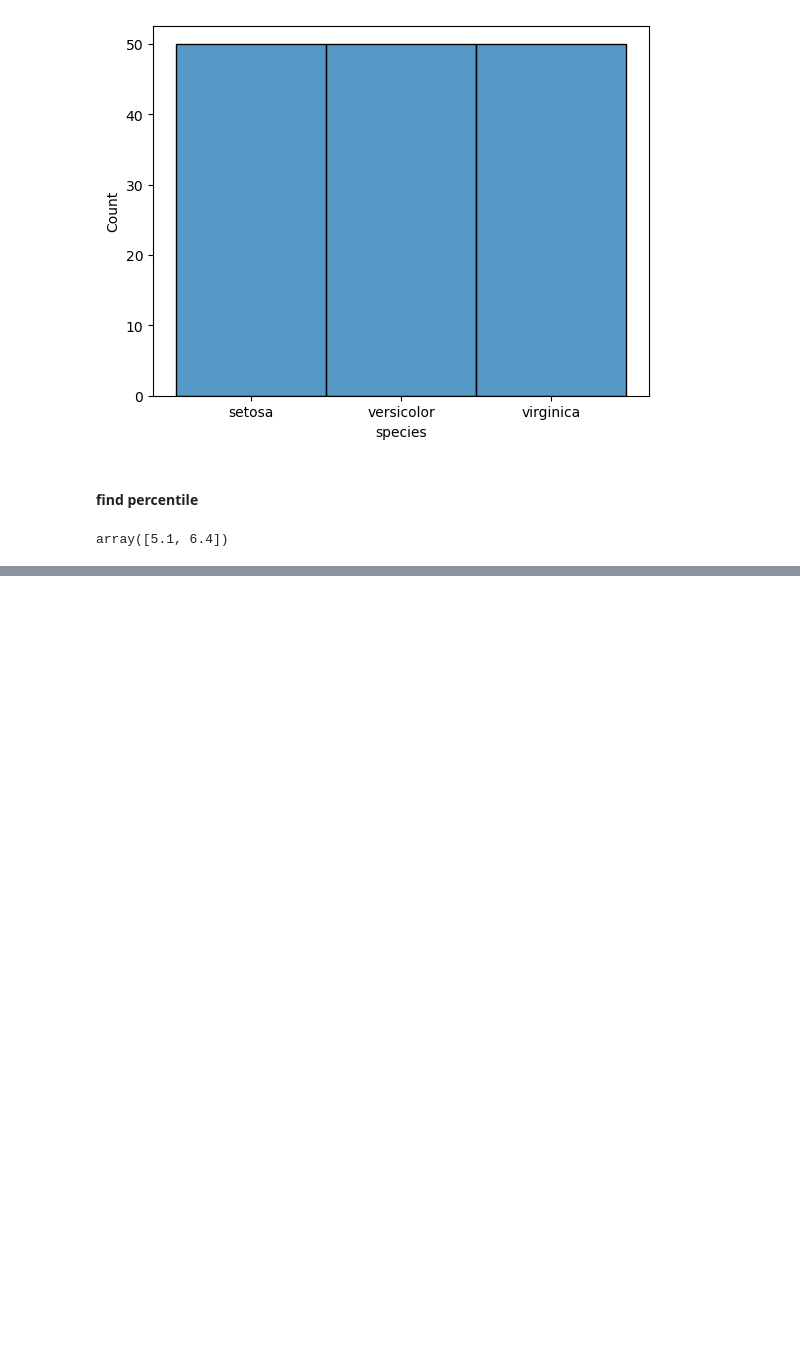
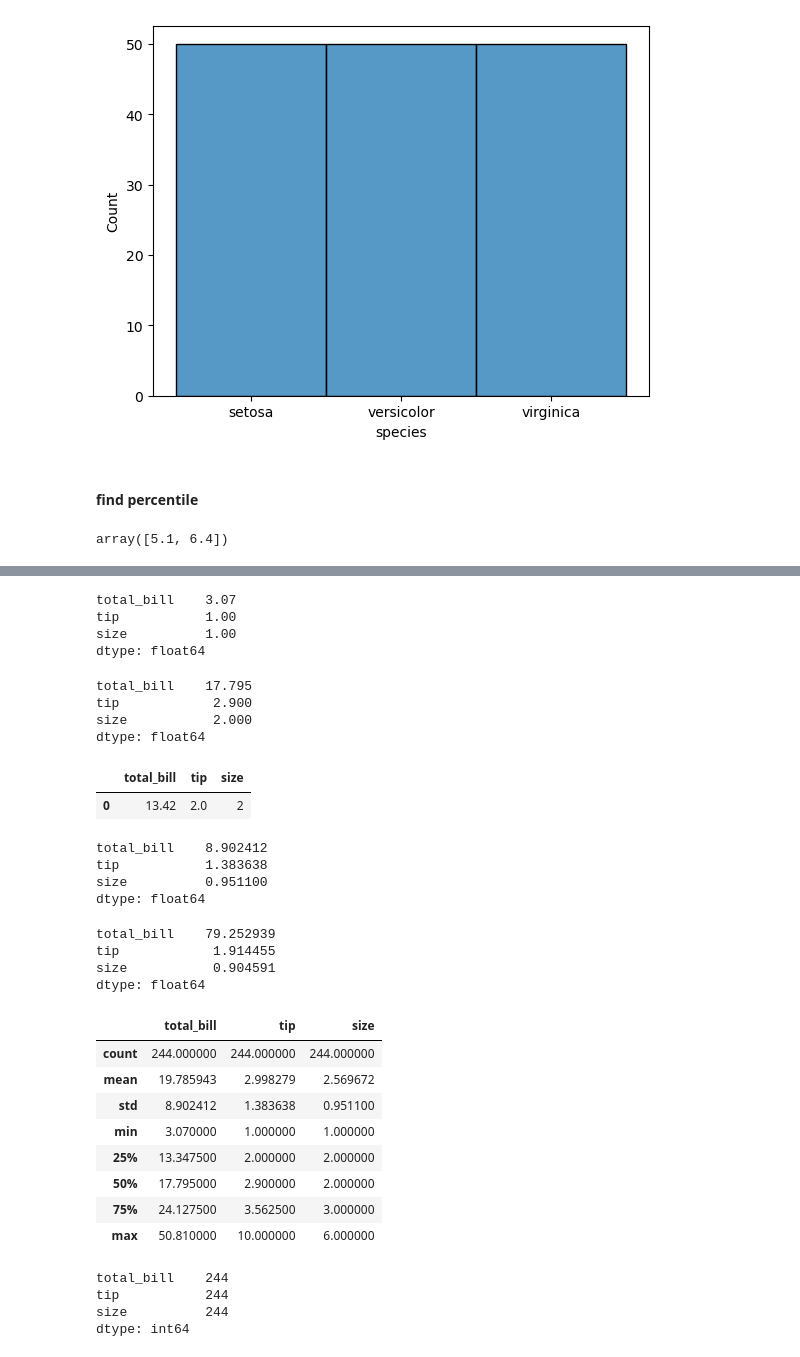
Before and after one commit to Sharafunneesa-pp/python_statistic, a Jupyter notebook: statistic_basic1.ipynb, the cells around one changed output, grey strips where cells are left out. Cells and saved outputs as stored; diff of their text form; code cells hidden in the pictures; blank space fills up the shorter version.

```diff
--- a/statistic_basic1.ipynb
+++ b/statistic_basic1.ipynb
@@ -80,0 +135,52 @@ array([5.1, 6.4])
+# %%
+df[['total_bill','tip','size']].min()
+# %% [output]
+total_bill    3.07
+tip           1.00
+size          1.00
+dtype: float64
+# %%
+df[['total_bill','tip','size']].median()
+# %% [output]
+total_bill    17.795
+tip            2.900
+size           2.000
+dtype: float64
+# %%
+df[['total_bill','tip','size']].mode()
+# %% [output]
+|  | total_bill | tip | size |
+| 0 | 13.42 | 2.0 | 2 |
+# %%
+df[['total_bill','tip','size']].std()
+# %% [output]
+total_bill    8.902412
+tip           1.383638
+size          0.951100
+dtype: float64
+# %%
+df[['total_bill','tip','size']].var()
+# %% [output]
+total_bill    79.252939
+tip            1.914455
+size           0.904591
+dtype: float64
+# %%
+df.describe() # in one shot
+# %% [output]
+|  | total_bill | tip | size |
+| count | 244.000000 | 244.000000 | 244.000000 |
+| mean | 19.785943 | 2.998279 | 2.569672 |
+| std | 8.902412 | 1.383638 | 0.951100 |
+| min | 3.070000 | 1.000000 | 1.000000 |
+| 25% | 13.347500 | 2.000000 | 2.000000 |
+| 50% | 17.795000 | 2.900000 | 2.000000 |
+| 75% | 24.127500 | 3.562500 | 3.000000 |
+| max | 50.810000 | 10.000000 | 6.000000 |
+# %%
+df[['total_bill','tip','size']].count()
+# %% [output]
+total_bill    244
+tip           244
+size          244
+dtype: int64
```
Also changed, not shown: parts of 18 cells of this notebook, 1 other file.
